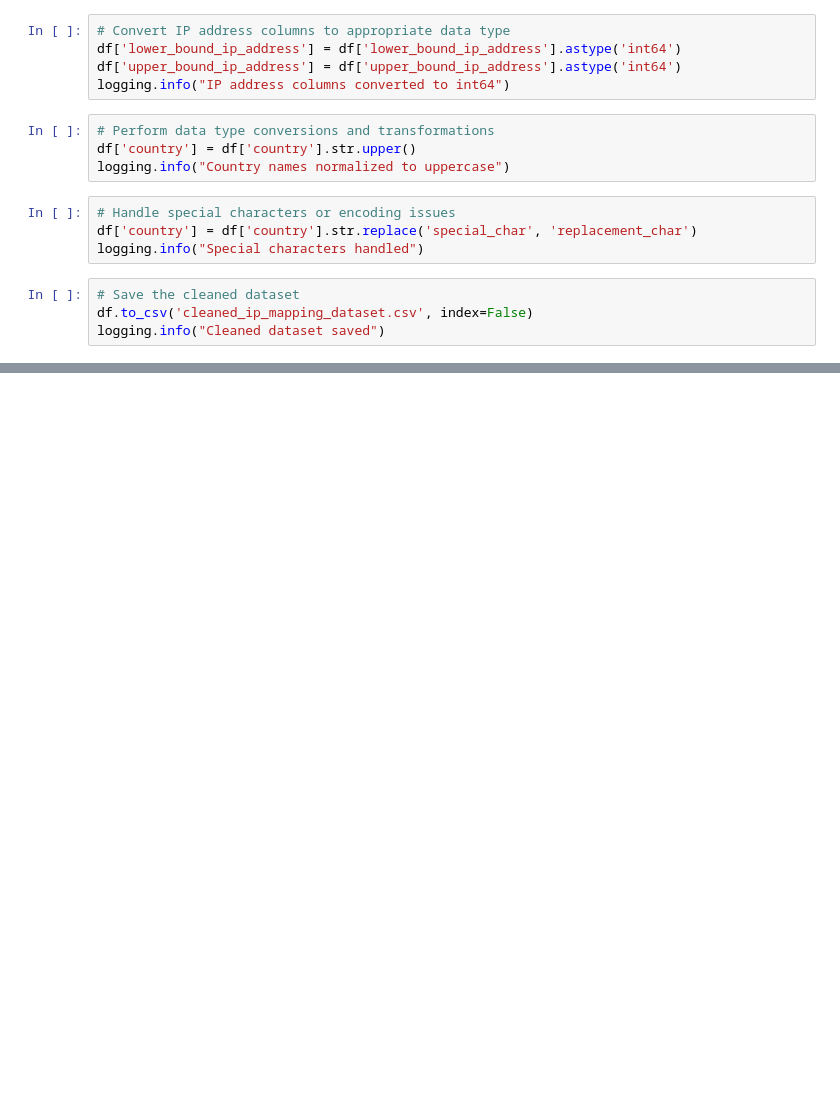
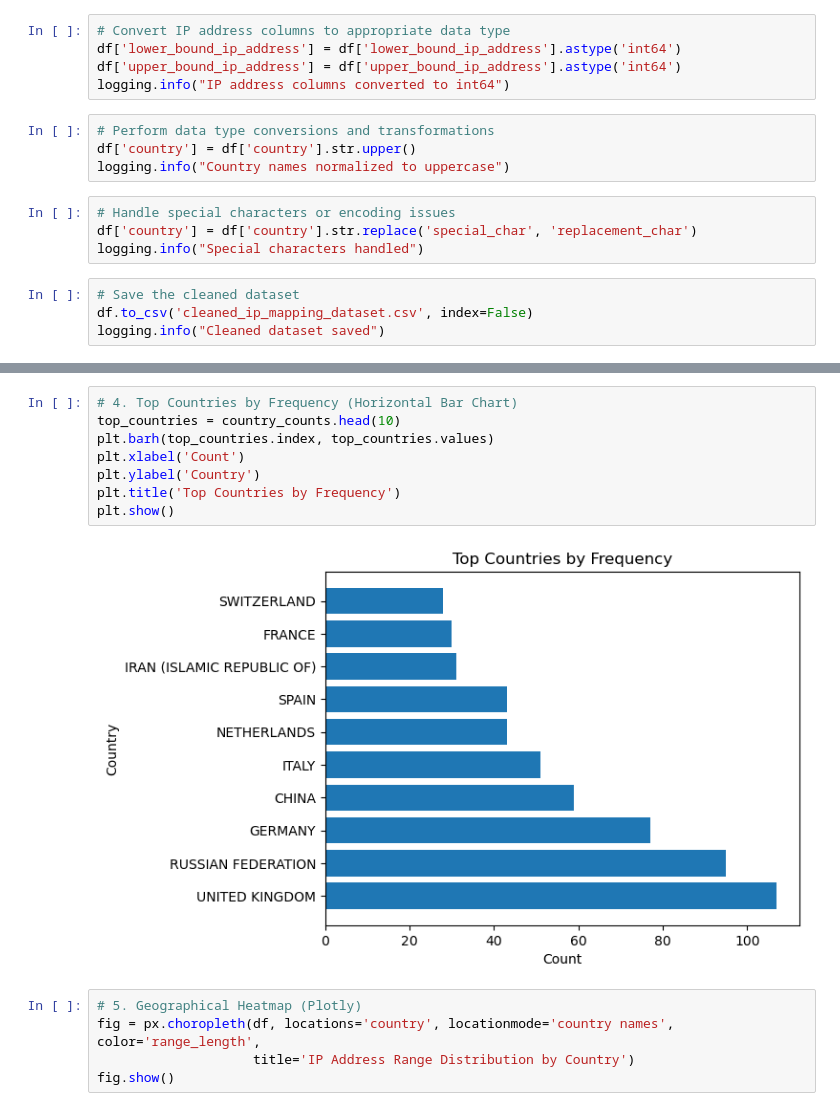
Before and after one commit to jodahe1/Adey-Innovations-Inc, a Jupyter notebook: IPAddressDataCleaning.ipynb, the cells around one changed output, grey strips where cells are left out. Saved outputs shown, nothing was run; the diff lists cells and outputs as text; blank space fills up the shorter version.

```diff
--- a/IPAddressDataCleaning.ipynb
+++ b/IPAddressDataCleaning.ipynb
@@ -57,0 +94,15 @@ logging.info("Cleaned dataset saved")
+# %%
+# 4. Top Countries by Frequency (Horizontal Bar Chart)
+top_countries = country_counts.head(10)
+plt.barh(top_countries.index, top_countries.values)
+plt.xlabel('Count')
+plt.ylabel('Country')
+plt.title('Top Countries by Frequency')
+plt.show()
+# %% [output]
+[figure, added]
+# %%
+# 5. Geographical Heatmap (Plotly)
+fig = px.choropleth(df, locations='country', locationmode='country names', color='range_length',
+                    title='IP Address Range Distribution by Country')
+fig.show()
```
Also changed, not shown: parts of 6 cells of this notebook.
